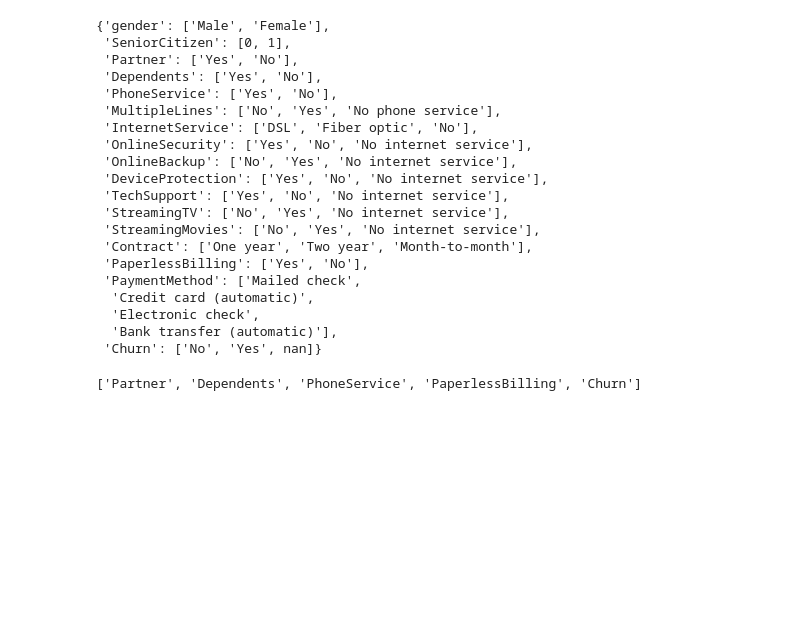
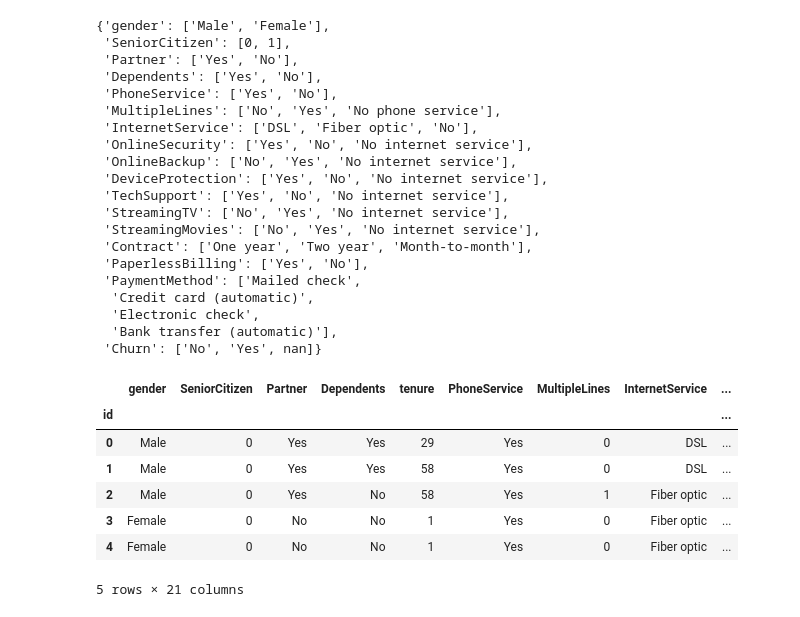
Before and after one commit to dehanf/Customer-Churn-Kaggle-comp, a Jupyter notebook: EDA/feature_encoding.ipynb, the cells around one changed output. Cells and saved outputs as stored; diff of their text form; code cells hidden in the pictures; blank space fills up the shorter version.

```diff
--- a/EDA/feature_encoding.ipynb
+++ b/EDA/feature_encoding.ipynb
@@ -62,4 +54,0 @@ for col in columns:
-# %%
-yesno_cols
-# %% [output]
-['Partner', 'Dependents', 'PhoneService', 'PaperlessBilling', 'Churn']
@@ -66 +65,12 @@ yesno_cols
+# %%
+df.head()
+# %% [output]
+|  | gender | SeniorCitizen | Partner | Dependents | tenure | PhoneService | MultipleLines | InternetService | ... |
+| id |  |  |  |  |  |  |  |  | ... |
+| 0 | Male | 0 | Yes | Yes | 29 | Yes | 0 | DSL | ... |
+| 1 | Male | 0 | Yes | Yes | 58 | Yes | 0 | DSL | ... |
+| 2 | Male | 0 | Yes | No | 58 | Yes | 1 | Fiber optic | ... |
+| 3 | Female | 0 | No | No | 1 | Yes | 0 | Fiber optic | ... |
+| 4 | Female | 0 | No | No | 1 | Yes | 0 | Fiber optic | ... |
+5 rows × 21 columns
 # %%
```
Also changed, not shown: parts of 11 cells of this notebook, 5 other files.
